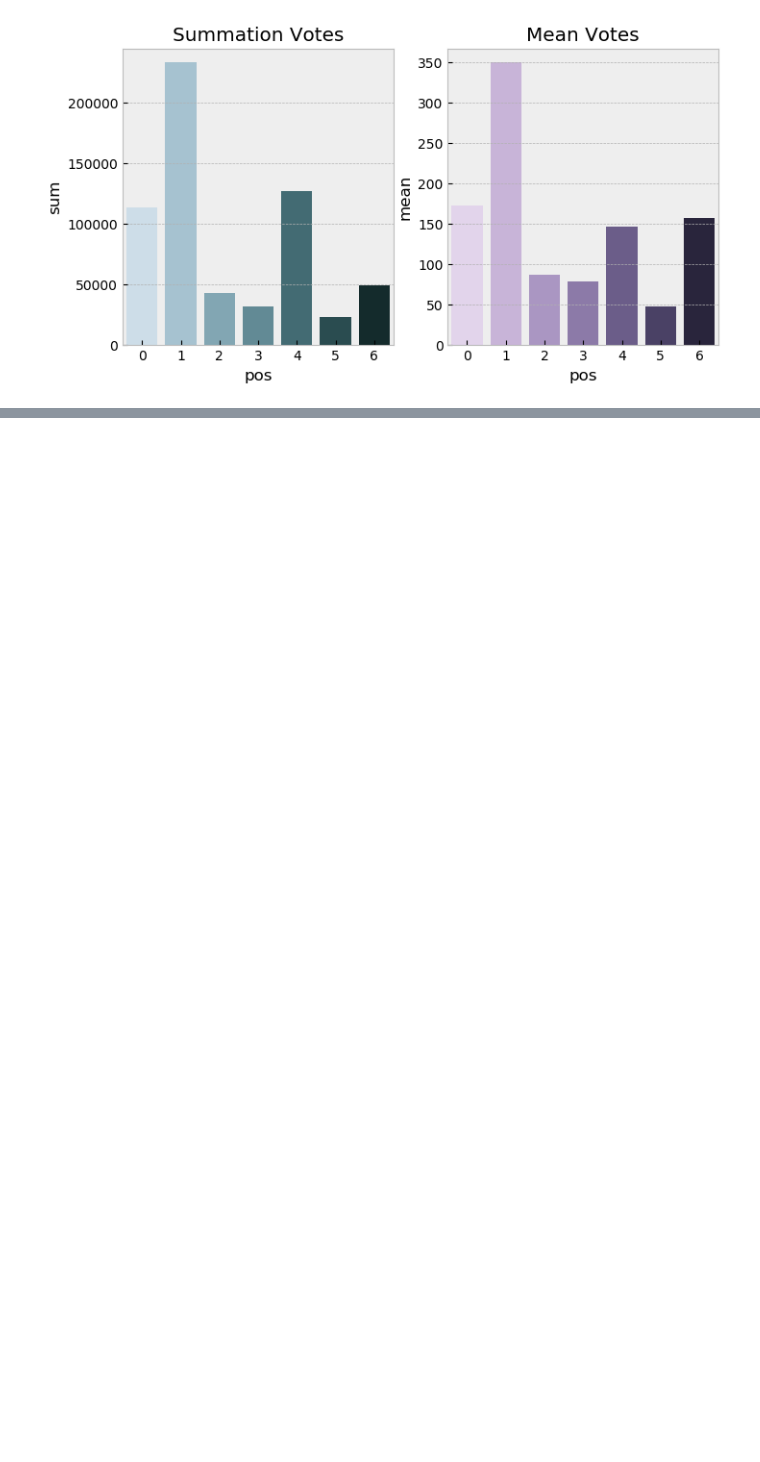
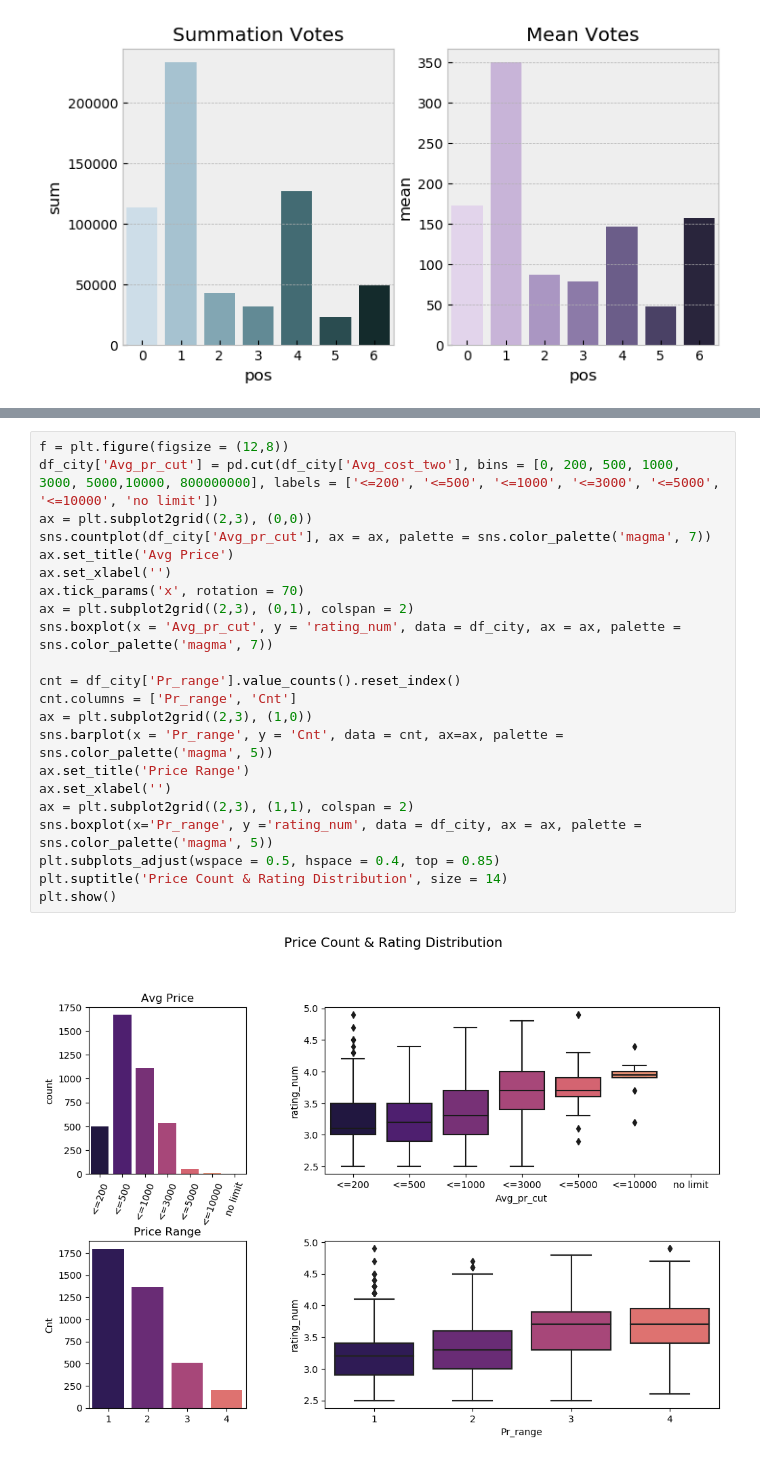
Before and after one commit to AvinashDamodaran/Zomato-Restaurant, a Jupyter notebook: Zomato India Restaurant.ipynb, the cells around one changed output, grey strips where cells are left out. Drawn from its saved outputs; the diff is of its cells as text; blank space fills up the shorter version.

```diff
--- a/Zomato India Restaurant.ipynb
+++ b/Zomato India Restaurant.ipynb
@@ -184,0 +353,24 @@ with plt.style.context('bmh',after_reset=True):
+# %%
+f = plt.figure(figsize = (12,8))
+df_city['Avg_pr_cut'] = pd.cut(df_city['Avg_cost_two'], bins = [0, 200, 500, 1000, 3000, 5000,10000, 800000000], labels = ['<=200', '<=500', '<=1000', '<=3000', '<=5000', '<=10000', 'no limit'])
+ax = plt.subplot2grid((2,3), (0,0))
+sns.countplot(df_city['Avg_pr_cut'], ax = ax, palette = sns.color_palette('magma', 7))
+ax.set_title('Avg Price')
+ax.set_xlabel('')
+ax.tick_params('x', rotation = 70)
+ax = plt.subplot2grid((2,3), (0,1), colspan = 2)
+sns.boxplot(x = 'Avg_pr_cut', y = 'rating_num', data = df_city, ax = ax, palette = sns.color_palette('magma', 7))
+
+cnt = df_city['Pr_range'].value_counts().reset_index()
+cnt.columns = ['Pr_range', 'Cnt']
+ax = plt.subplot2grid((2,3), (1,0))
+sns.barplot(x = 'Pr_range', y = 'Cnt', data = cnt, ax=ax, palette = sns.color_palette('magma', 5))
+ax.set_title('Price Range')
+ax.set_xlabel('')
+ax = plt.subplot2grid((2,3), (1,1), colspan = 2)
+sns.boxplot(x='Pr_range', y ='rating_num', data = df_city, ax = ax, palette = sns.color_palette('magma', 5))
+plt.subplots_adjust(wspace = 0.5, hspace = 0.4, top = 0.85)
+plt.suptitle('Price Count & Rating Distribution', size = 14)
+plt.show()
+# %% [output]
+[figure, added]
```
Also changed, not shown: parts of 7 cells of this notebook.
